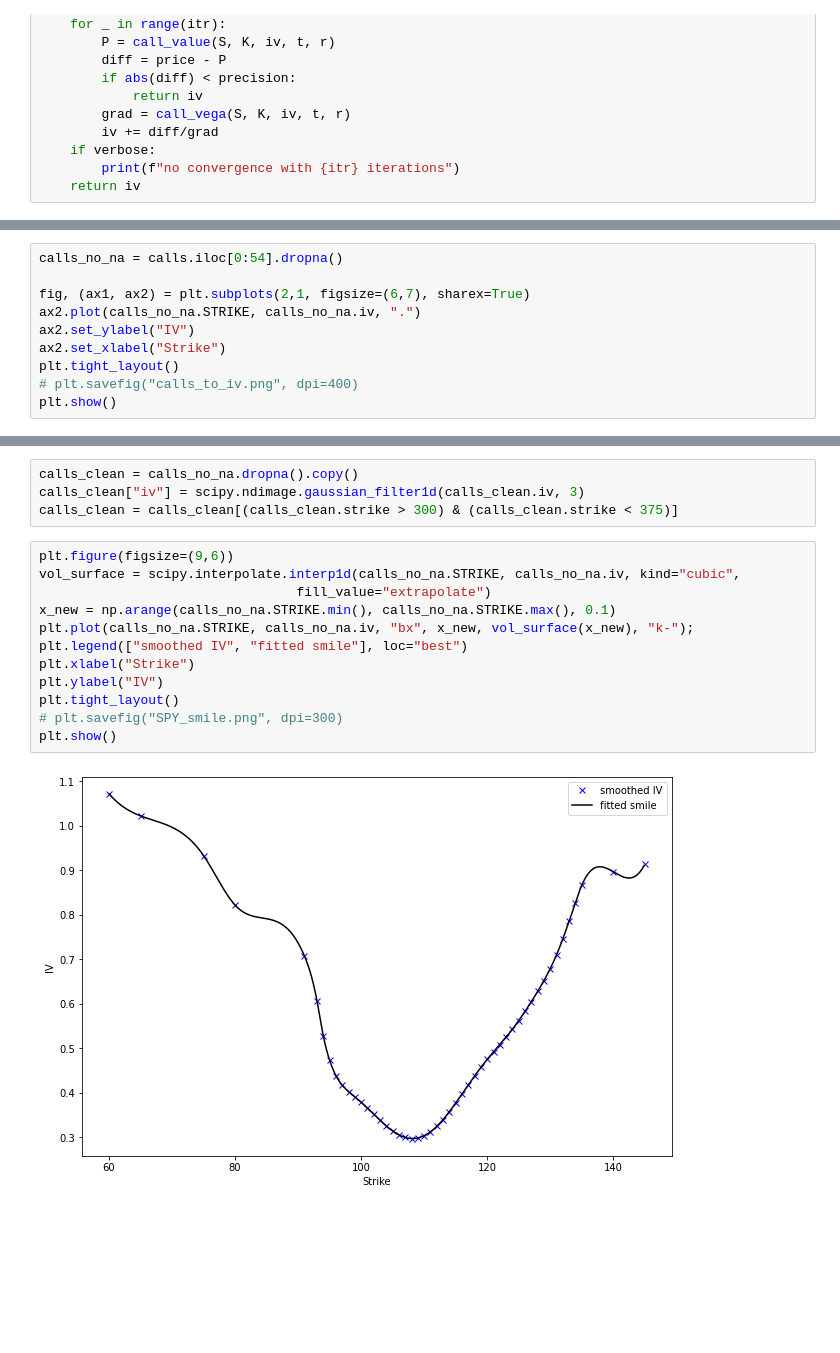
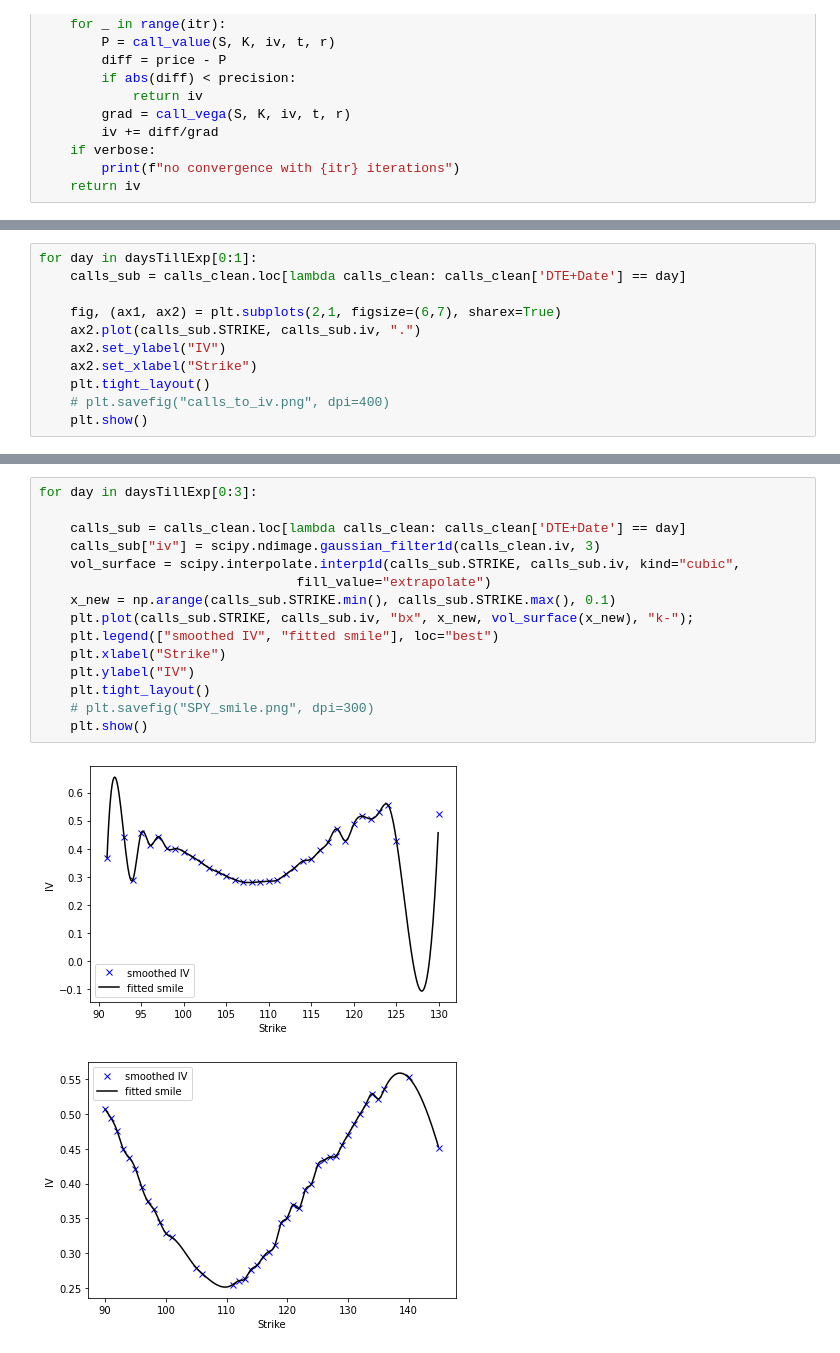
Before and after one commit to piluguji/HooHacks, a Jupyter notebook: MarketExpectation.ipynb, the cells around one changed output, grey strips where cells are left out. Saved outputs shown, nothing was run; the diff lists cells and outputs as text; blank space fills up the shorter version.

```diff
--- a/MarketExpectation.ipynb
+++ b/MarketExpectation.ipynb
@@ -79,11 +108,12 @@ calls["iv"] = calls_sub.apply(lambda row: bs_iv(row.PRICE, row.UNDERLYING_LAST,
 # %%
-calls_no_na = calls.iloc[0:54].dropna()
+for day in daysTillExp[0:1]:
+    calls_sub = calls_clean.loc[lambda calls_clean: calls_clean['DTE+Date'] == day]
 
-fig, (ax1, ax2) = plt.subplots(2,1, figsize=(6,7), sharex=True)
-ax2.plot(calls_no_na.STRIKE, calls_no_na.iv, ".")
-ax2.set_ylabel("IV")
-ax2.set_xlabel("Strike")
-plt.tight_layout()
-# plt.savefig("calls_to_iv.png", dpi=400)
-plt.show()
+    fig, (ax1, ax2) = plt.subplots(2,1, figsize=(6,7), sharex=True)
+    ax2.plot(calls_sub.STRIKE, calls_sub.iv, ".")
+    ax2.set_ylabel("IV")
+    ax2.set_xlabel("Strike")
+    plt.tight_layout()
+    # plt.savefig("calls_to_iv.png", dpi=400)
+    plt.show()
 # %% [output]
@@ -91,18 +121,18 @@ plt.show()
-# %%
-calls_clean = calls_no_na.dropna().copy()
-calls_clean["iv"] = scipy.ndimage.gaussian_filter1d(calls_clean.iv, 3)
-calls_clean = calls_clean[(calls_clean.strike > 300) & (calls_clean.strike < 375)]
 # %%
-plt.figure(figsize=(9,6))
-vol_surface = scipy.interpolate.interp1d(calls_no_na.STRIKE, calls_no_na.iv, kind="cubic",
+for day in daysTillExp[0:3]:
+
+    calls_sub = calls_clean.loc[lambda calls_clean: calls_clean['DTE+Date'] == day]
+    calls_sub["iv"] = scipy.ndimage.gaussian_filter1d(calls_clean.iv, 3)
+    vol_surface = scipy.interpolate.interp1d(calls_sub.STRIKE, calls_sub.iv, kind="cubic",
                                  fill_value="extrapolate")
-x_new = np.arange(calls_no_na.STRIKE.min(), calls_no_na.STRIKE.max(), 0.1)
-plt.plot(calls_no_na.STRIKE, calls_no_na.iv, "bx", x_new, vol_surface(x_new), "k-");
-plt.legend(["smoothed IV", "fitted smile"], loc="best")
-plt.xlabel("Strike")
-plt.ylabel("IV")
-plt.tight_layout()
-# plt.savefig("SPY_smile.png", dpi=300)
-plt.show()
+    x_new = np.arange(calls_sub.STRIKE.min(), calls_sub.STRIKE.max(), 0.1)
+    plt.plot(calls_sub.STRIKE, calls_sub.iv, "bx", x_new, vol_surface(x_new), "k-");
+    plt.legend(["smoothed IV", "fitted smile"], loc="best")
+    plt.xlabel("Strike")
+    plt.ylabel("IV")
+    plt.tight_layout()
+    # plt.savefig("SPY_smile.png", dpi=300)
+    plt.show()
 # %% [output]
-[figure, old version]
+[figure, new version]
+[figure, added]
```
Also changed, not shown: parts of 19 cells of this notebook, 2 other files.
